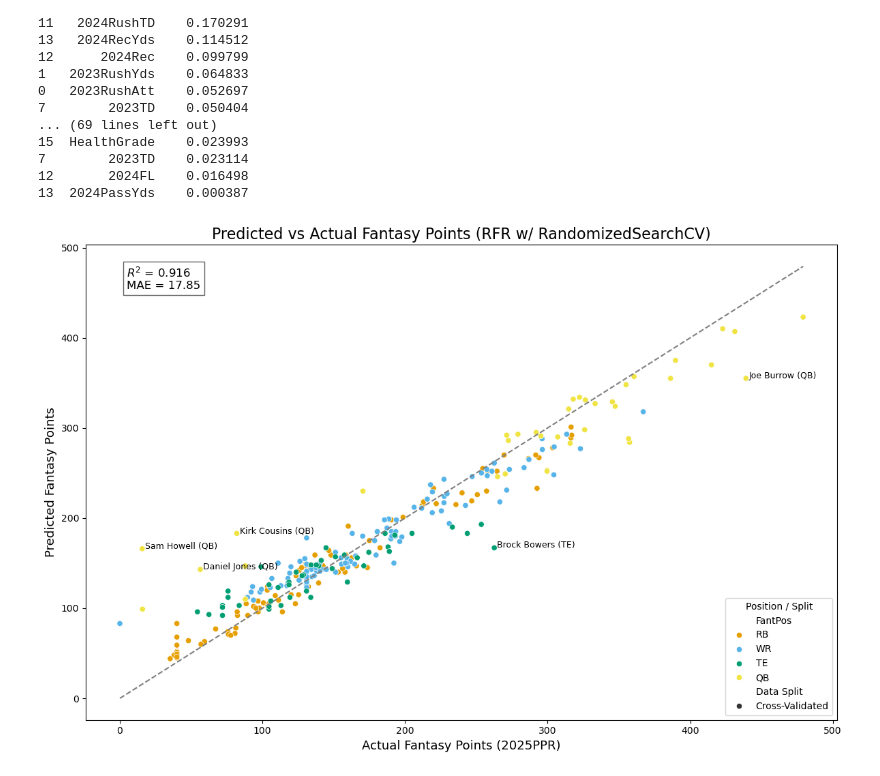
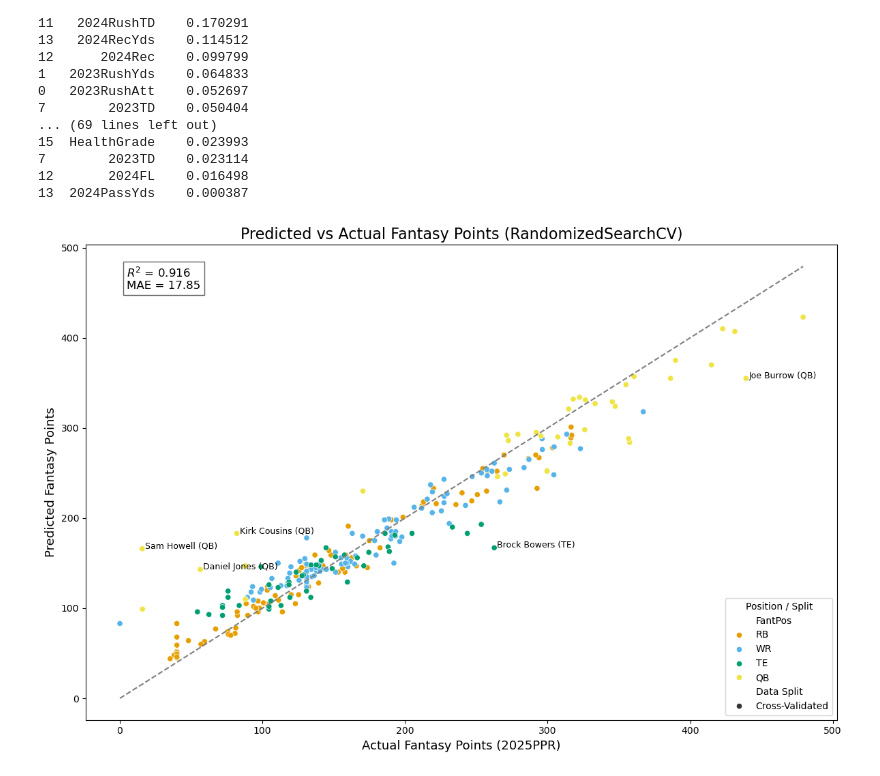
Before and after one commit to MoonData21/FantasyFootball2025Projections, a Jupyter notebook: FantasyFootball3.ipynb, the cells around one changed output. Drawn from its saved outputs; the diff is of its cells as text; code cells hidden in the pictures.

```diff
--- a/FantasyFootball3.ipynb
+++ b/FantasyFootball3.ipynb
@@ -475,32 +475,32 @@ sns.scatterplot(
     y='Predicted Fantasy Points',
     hue='FantPos',
     style='Data Split',
     palette=color_palette
 )
 
 # Diagonal line for reference (perfect prediction)
 min_val = min(all_predictions['2025PPR'].min(), all_predictions['Predicted Fantasy Points'].min())
 max_val = max(all_predictions['2025PPR'].max(), all_predictions['Predicted Fantasy Points'].max())
 plt.plot([min_val, max_val], [min_val, max_val], ls="--", color='gray')
 
 # Annotate top residual outliers
 for _, row in top_outliers.iterrows():
     plt.text(row['2025PPR'] + 2, row['Predicted Fantasy Points'],
              f"{row['Player']} ({row['FantPos']})", fontsize=9, color='black')
 
 # Labels and title
-plt.title('Predicted vs Actual Fantasy Points (RFR w/ RandomizedSearchCV)', fontsize=16)
+plt.title('Predicted vs Actual Fantasy Points (RandomizedSearchCV)', fontsize=16)
 plt.xlabel('Actual Fantasy Points (2025PPR)', fontsize=13)
 plt.ylabel('Predicted Fantasy Points', fontsize=13)
 
 # Display R² and MAE on the plot
 plt.text(min_val + 5, max_val - 25,
          f"$R^2$ = {r2:.3f}\nMAE = {mae:.2f}",
          fontsize=12, bbox=dict(facecolor='white', alpha=0.6))
 
 # Legend and layout
 plt.legend(title='Position / Split', loc='lower right')
 plt.tight_layout()
 plt.show()
 # %% [output]
-[figure, old version]
+[figure, new version]
```
Also changed, not shown: parts of 1 cell of this notebook.
